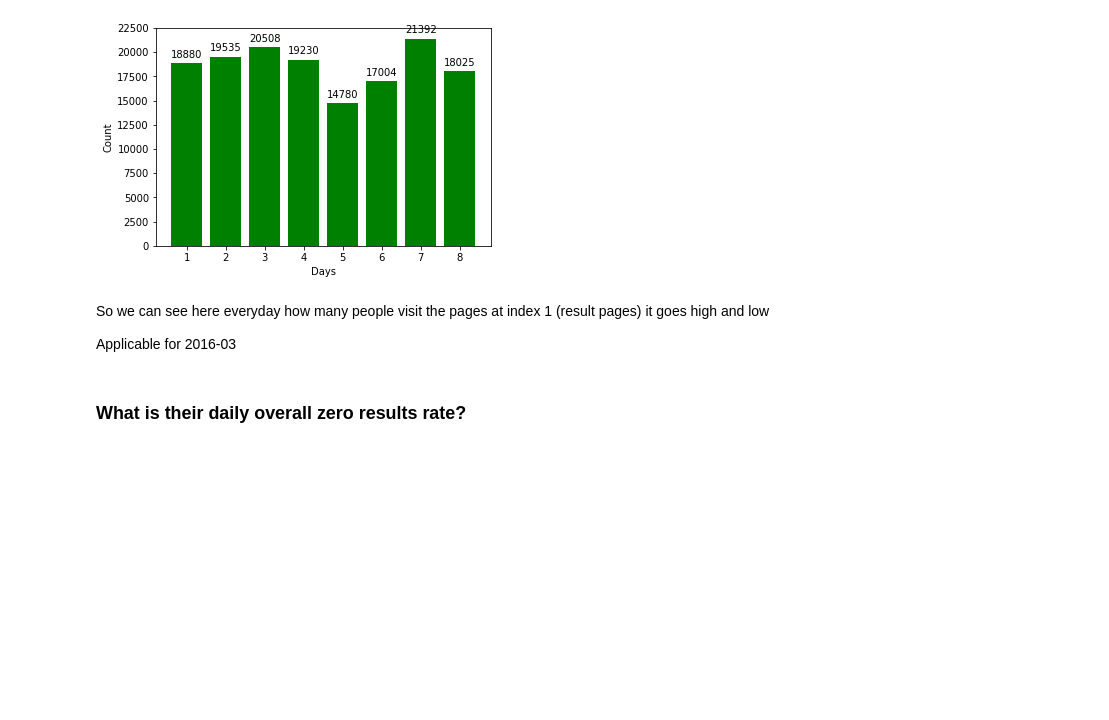
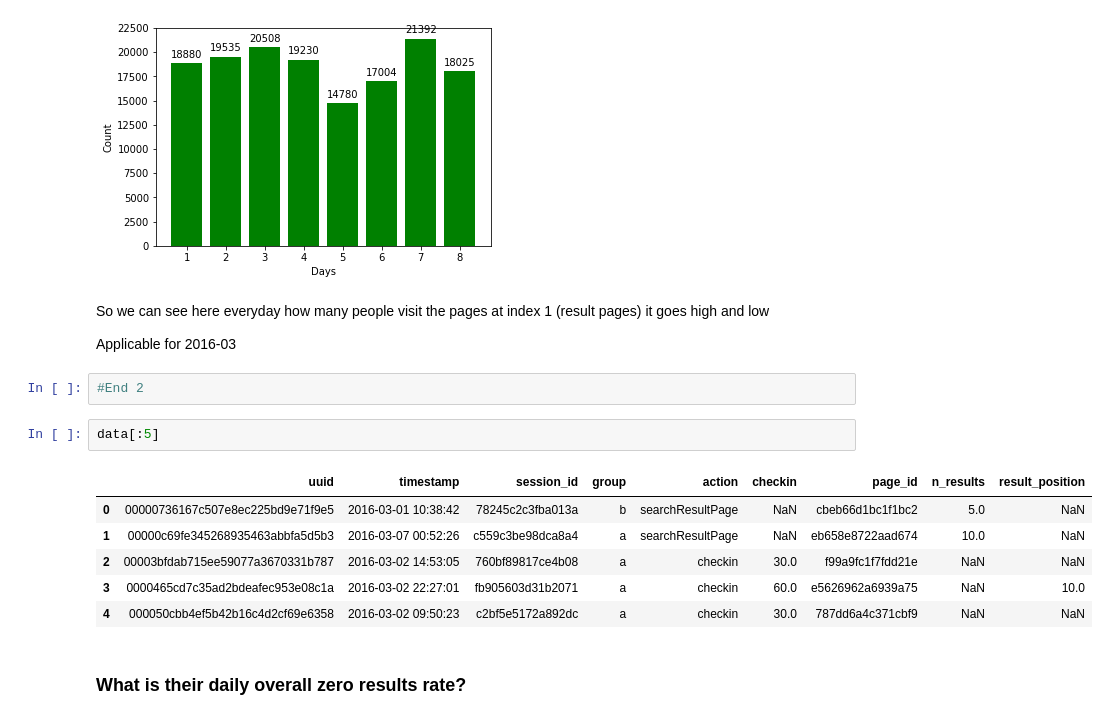
Before and after one commit to Madhu009/Inkredo_Data_Challenge, a Jupyter notebook: Data_analysis.ipynb, the cells around one changed output. Saved outputs shown, nothing was run; the diff lists cells and outputs as text; blank space fills up the shorter version.

```diff
--- a/Data_analysis.ipynb
+++ b/Data_analysis.ipynb
@@ -138,6 +259,17 @@ So we can see here everyday how many people visit the pages at index 1 (result p
 it goes high and low
 
 Applicable for 2016-03
+# %%
+#End 2
+# %%
+data[:5]
+# %% [output]
+|  | uuid | timestamp | session_id | group | action | checkin | page_id | n_results | result_position |
+| 0 | 00000736167c507e8ec225bd9e71f9e5 | 2016-03-01 10:38:42 | 78245c2c3fba013a | b | searchResultPage | NaN | cbeb66d1bc1f1bc2 | 5.0 | NaN |
+| 1 | 00000c69fe345268935463abbfa5d5b3 | 2016-03-07 00:52:26 | c559c3be98dca8a4 | a | searchResultPage | NaN | eb658e8722aad674 | 10.0 | NaN |
+| 2 | 00003bfdab715ee59077a3670331b787 | 2016-03-02 14:53:05 | 760bf89817ce4b08 | a | checkin | 30.0 | f99a9fc1f7fdd21e | NaN | NaN |
+| 3 | 0000465cd7c35ad2bdeafec953e08c1a | 2016-03-02 22:27:01 | fb905603d31b2071 | a | checkin | 60.0 | e5626962a6939a75 | NaN | 10.0 |
+| 4 | 000050cbb4ef5b42b16c4d2cf69e6358 | 2016-03-02 09:50:23 | c2bf5e5172a892dc | a | checkin | 30.0 | 787dd6a4c371cbf9 | NaN | NaN |
 # %% [markdown]
 ### What is their daily overall zero results rate?
 # %% [markdown]
```
Also changed, not shown: parts of 28 cells of this notebook.
